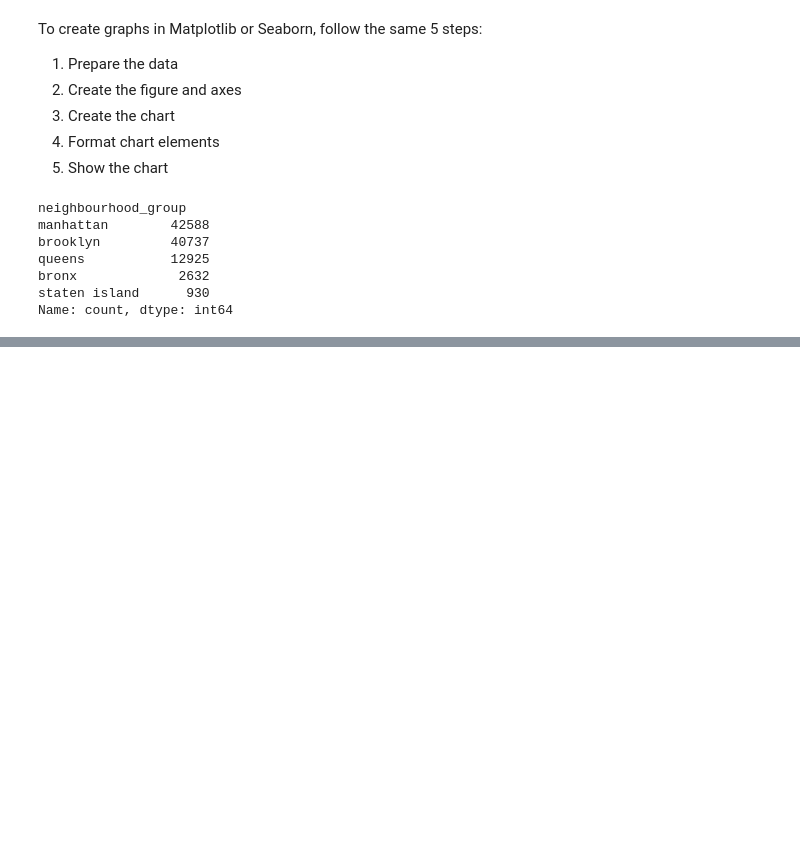
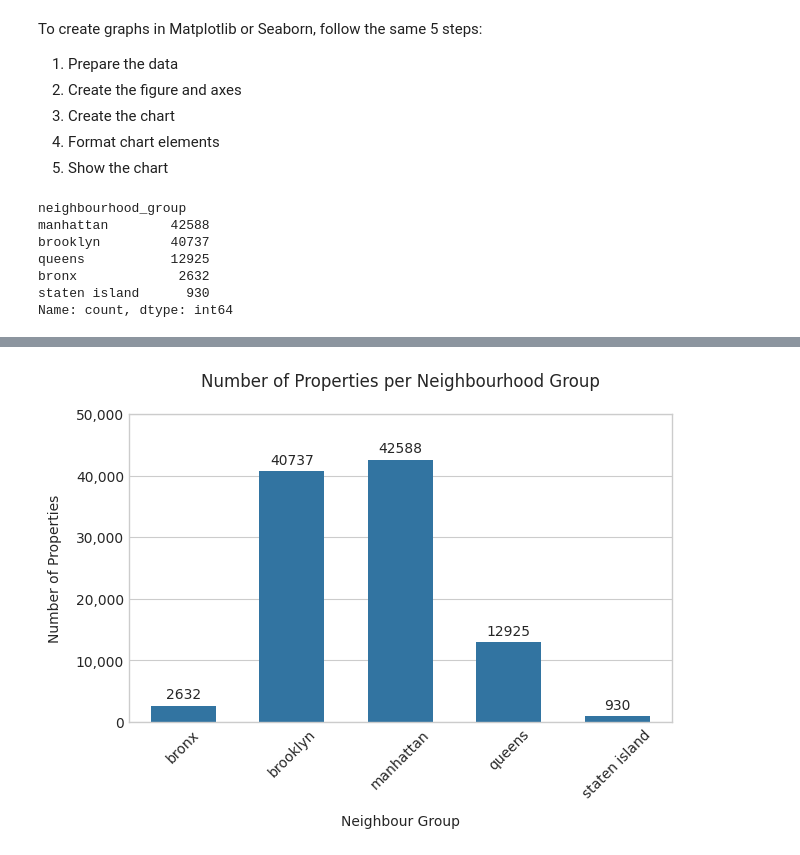
Before and after one commit to mg-ds-portfolio/prj_open_airbnb_data_viz, a Jupyter notebook: notebooks/prj_open_air_bnb_data_viz.ipynb, the cells around one changed output, grey strips where cells are left out. Drawn from its saved outputs; the diff is of its cells as text; code cells hidden in the pictures; blank space fills up the shorter version.

Commit message:
Continued EDA and data viz

```diff
--- a/notebooks/prj_open_air_bnb_data_viz.ipynb
+++ b/notebooks/prj_open_air_bnb_data_viz.ipynb
@@ -179,0 +184,27 @@ plt.show()
+# %%
+# Let's recreate the same chart using Seaborn
+
+# Step 1. Prepare the data
+# Seaborn has a built in bar chart for counts, the countplot, so no need to prep the data.
+
+#Step 2. Create figure and axes
+fig, ax = plt.subplots(figsize = (7,4))
+
+# Step 3. Create chart.
+sns.countplot(data = df, x = "neighbourhood_group", ax = ax, width = 0.6)
+
+# Step 4. Formatting
+ax.set_title("Number of Properties per Neighbourhood Group", pad = 20)
+ax.set_xlabel("Neighbour Group", labelpad = 10)
+ax.set_ylabel("Number of Properties", labelpad = 10)
+ax.set_ylim(0, 50000)
+ax.tick_params(axis = "x", rotation = 45)
+ax.yaxis.set_major_formatter(ticker.FuncFormatter(lambda x, pos: f'{int(x):,}'))
+
+for container in ax.containers:
+    ax.bar_label(container, fmt='%.0f', padding=3)
+
+# Step 5. Show plot
+plt.show()
+# %% [output]
+[figure, added]
```
Also changed, not shown: parts of 11 cells of this notebook.
